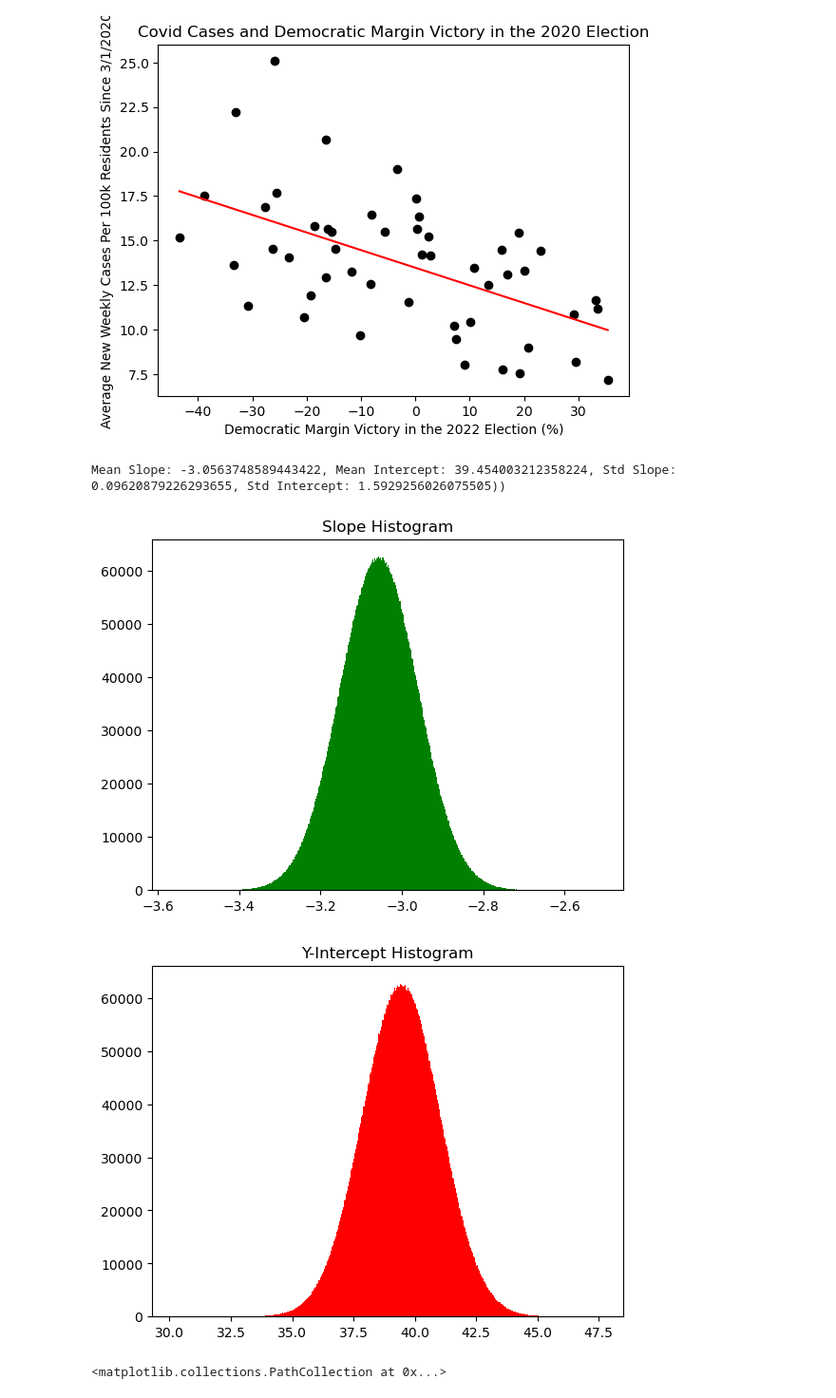
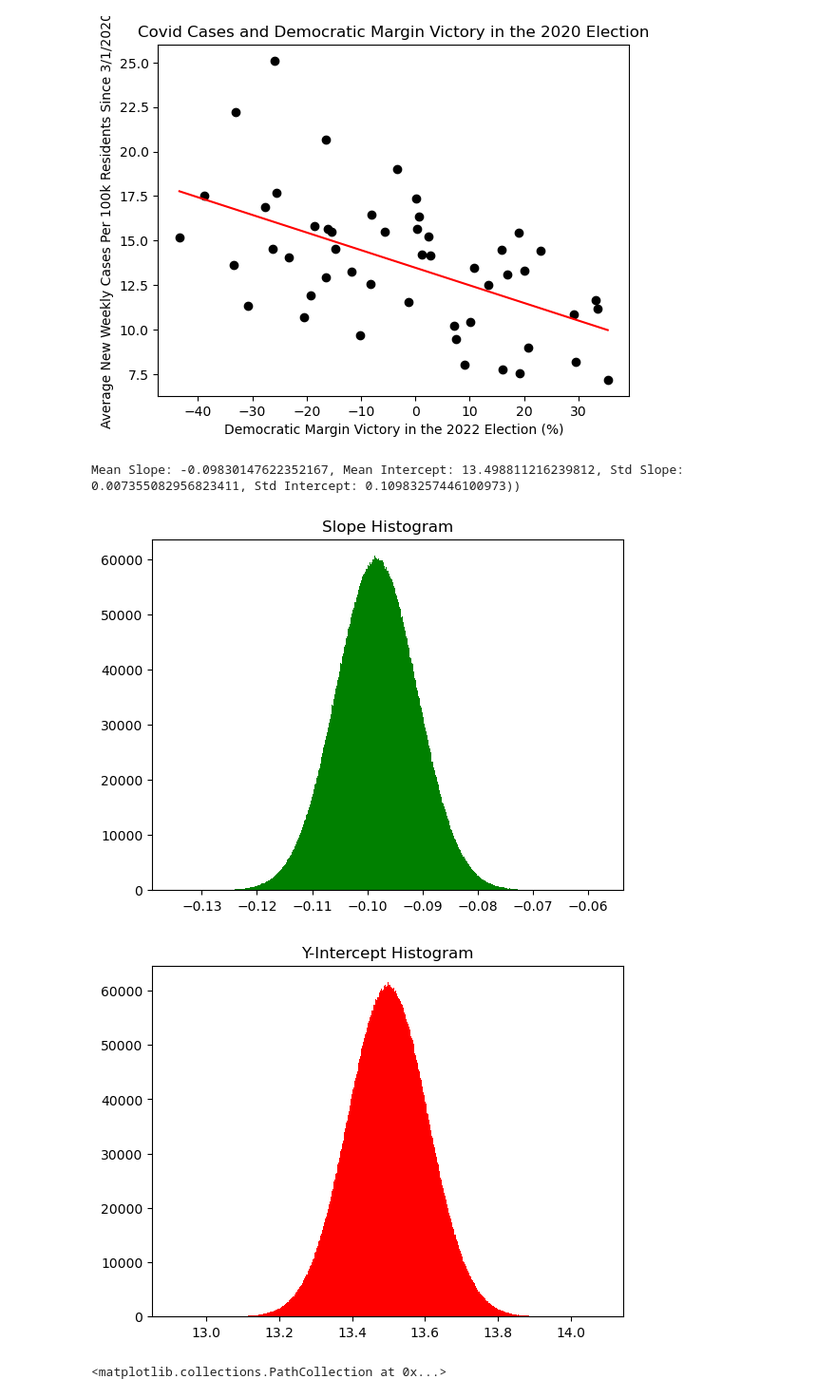
Before and after one commit to alexanderschatzberg/qr_x, a Jupyter notebook: covid-and-politics/src/covid_vs_politics.ipynb, the cells around one changed output. Shown at 95% size. Drawn from its saved outputs; the diff is of its cells as text; code cells hidden in the pictures.

Commit message:
Update cross validation

```diff
--- a/covid-and-politics/src/covid_vs_politics.ipynb
+++ b/covid-and-politics/src/covid_vs_politics.ipynb
@@ -160,7 +160,7 @@ def cross_validation(remove_nums, dataSetX, dataSetY, iteration):
         slope_array.append(fit)
     return slope_array
 # %%
-slope_array = cross_validation(3, cases_per_100k, dem_float_arr, 10)
+slope_array = cross_validation(3, x, y, 10)
 slope = []
 intercept = []
 for i in slope_array:
@@ -176,34 +176,34 @@ std_slope = np.std(slope)
 print(f"Mean Slope: {mean_slope}, Mean Intercept: {mean_intercept}, Std Slope: {std_slope}, Std Intercept: {std_intercept}))")
 
 n = 10_000_000
 slope_hist = np.random.normal(mean_slope, std_slope, n)
 intercept_hist = np.random.normal(mean_intercept, std_intercept, n)
 
 bins = 700
 plt.hist(slope_hist, bins=bins, color='green')
 plt.title("Slope Histogram")
 plt.show()
 plt.hist(intercept_hist, bins=bins, color='red')
 plt.title("Y-Intercept Histogram")
 plt.show()
 plt.figure(1)
 
 x_fit = np.linspace(np.min(cases),np.max(cases))
 fit = [mean_slope, mean_intercept]
 poly_fit = np.polyval(fit,x_fit)
 plt.plot(x_fit, poly_fit, color = 'red')
 
 x_fit = np.linspace(np.min(cases),np.max(cases))
 fit = [mean_slope, mean_intercept]
 poly_fit = np.polyval(fit,x_fit)
 plt.plot(x_fit, poly_fit, color = 'red')
 
 plt.xlabel("Average New Weekly Cases Per 100k Residents Since 3/1/2020")
 plt.ylabel("Democratic Margin Victory in the 2022 Election (%)")
 plt.title("Covid Cases and Democratic Margin Victory in the 2020 Election")
 plt.scatter(cases_per_100k, dem_float_arr, color='black')
 # %% [output]
-Mean Slope: -3.0563748589443422, Mean Intercept: 39.454003212358224, Std Slope: 0.09620879226293655, Std Intercept: 1.5929256026075505))
+Mean Slope: -0.09830147622352167, Mean Intercept: 13.498811216239812, Std Slope: 0.007355082956823411, Std Intercept: 0.10983257446100973))
-[figure, old version]
+[figure, new version]
-[figure, old version]
+[figure, new version]
 <matplotlib.collections.PathCollection at 0x...>
```
Also changed, not shown: parts of 1 cell of this notebook.
